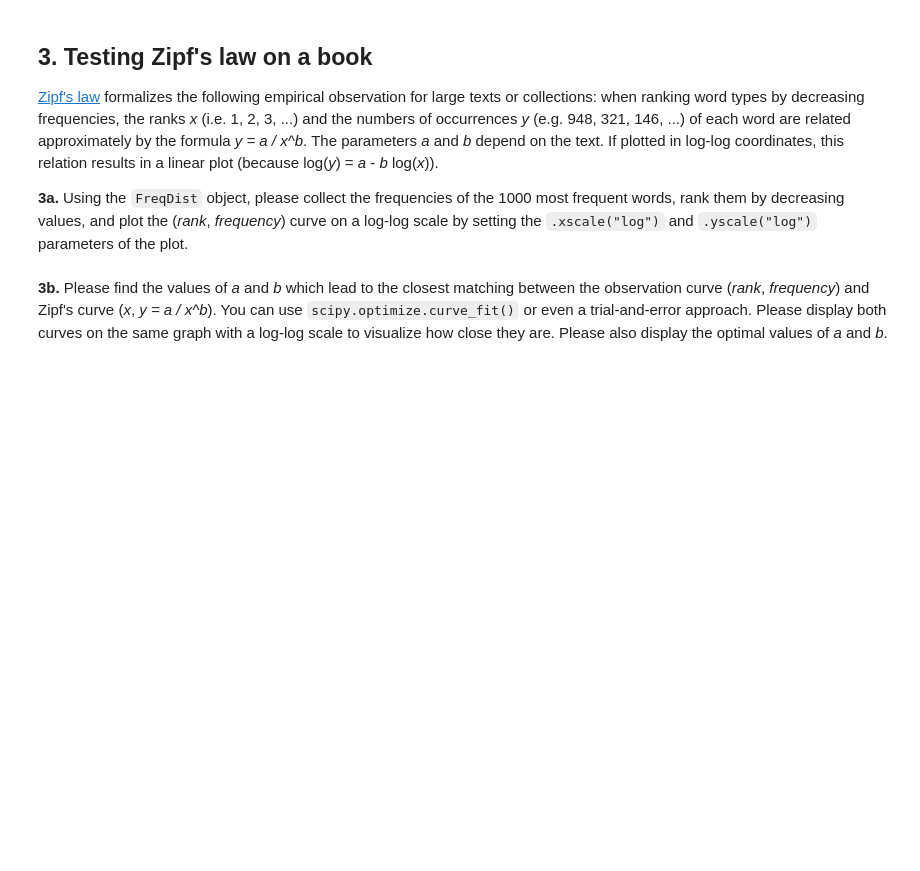
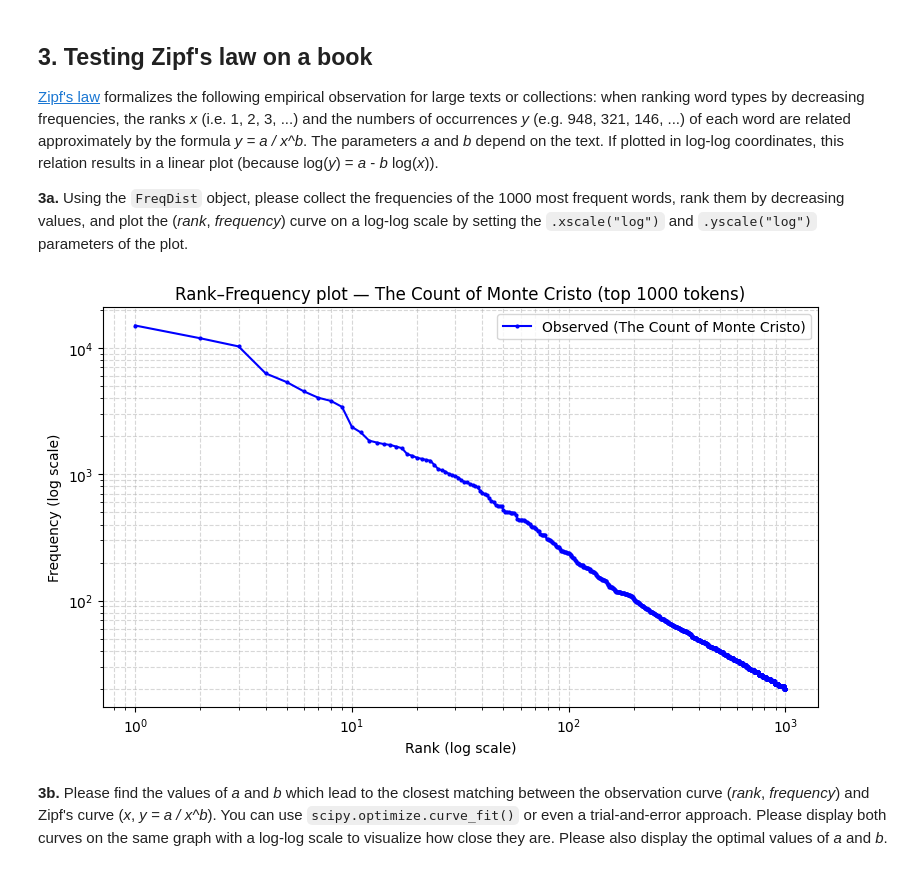
Before and after one commit to pdsalus/AdvNLP_projects, a Jupyter notebook: Lab_1/MSE_AdvNLP_Lab1_student.ipynb, the cells around one changed output. Saved outputs shown, nothing was run; the diff lists cells and outputs as text; code cells hidden in the pictures; blank space fills up the shorter version.

```diff
--- a/Lab_1/MSE_AdvNLP_Lab1_student.ipynb
+++ b/Lab_1/MSE_AdvNLP_Lab1_student.ipynb
@@ -359,3 +358,23 @@ import matplotlib.pyplot as plt
+# %%
+# Please write your Python code in this cell and execute it.
+
+top1000 = fdist.most_common(1000)
+ranks = np.arange(1, len(top1000) + 1)
+freqs = np.array([f for _, f in top1000])
+
+plt.figure(figsize=(8, 5))
+plt.plot(ranks, freqs, 'b-o', markersize=2, label='Observed (The Count of Monte Cristo)')
+plt.xscale('log')
+plt.yscale('log')
+plt.xlabel('Rank (log scale)')
+plt.ylabel('Frequency (log scale)')
+plt.title('Rank–Frequency plot — The Count of Monte Cristo (top 1000 tokens)')
+plt.legend()
+plt.grid(True, which='both', linestyle='--', alpha=0.5)
+plt.tight_layout()
+plt.show()
+# %% [output]
+[figure, added]
 # %% [markdown]
 **3b.** Please find the values of *a* and *b* which lead to the closest matching between the observation curve (*rank*, *frequency*) and Zipf's curve (*x*, *y = a / x^b*).  You can use `scipy.optimize.curve_fit()` or even a trial-and-error approach.  Please display both curves on the same graph with a log-log scale to visualize how close they are.  Please also display the optimal values of *a* and *b*.
 # %%
```
Also changed, not shown: parts of 7 cells of this notebook.
